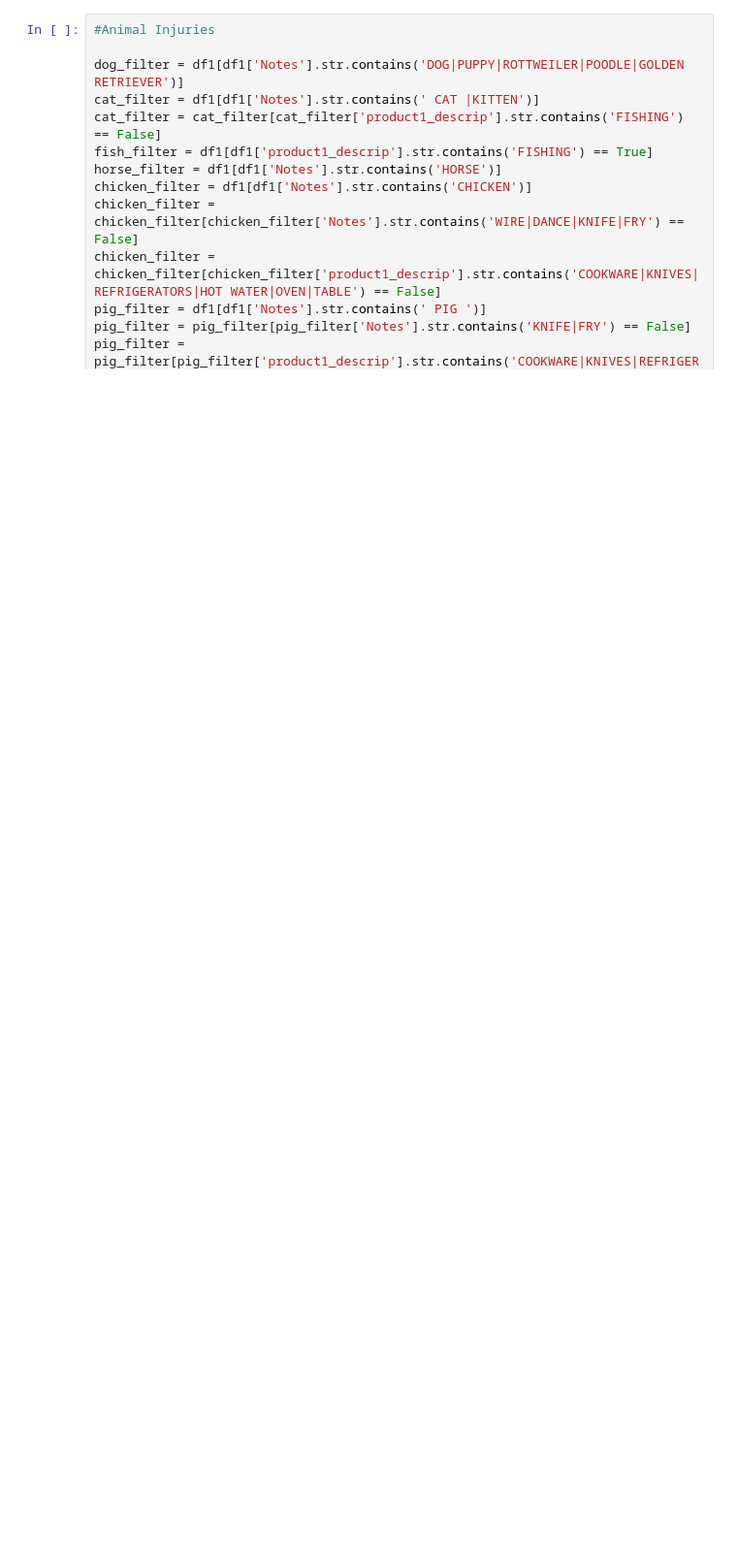
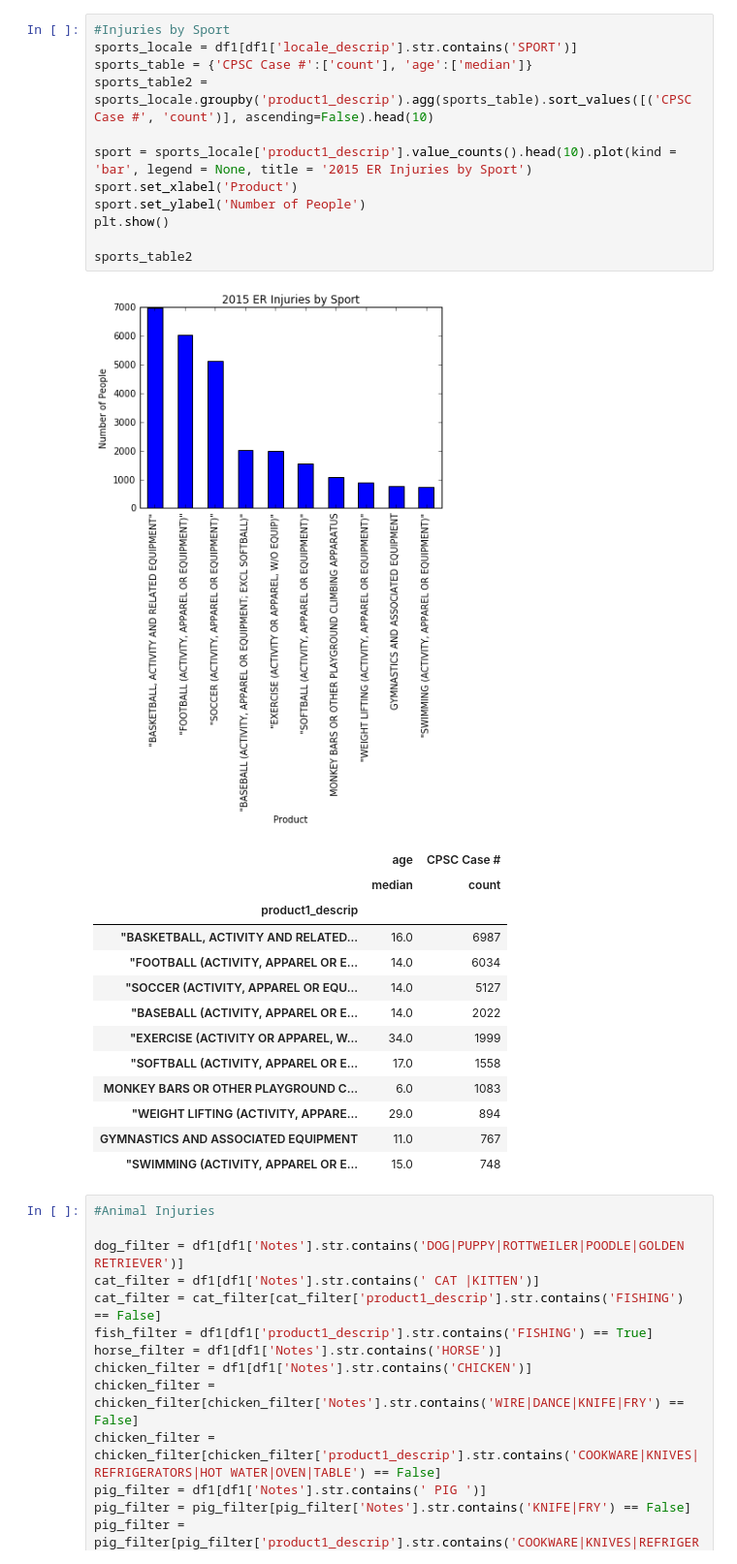
Before and after one commit to pzhou11/MIDS, a Jupyter notebook: Python_Project2/Peter.ipynb, the cells around one changed output. Shown at 97% size. Drawn from its saved outputs; the diff is of its cells as text; blank space fills up the shorter version.

```diff
--- a/Python_Project2/Peter.ipynb
+++ b/Python_Project2/Peter.ipynb
@@ -196,3 +200,30 @@ locale.set_ylabel('Number of People')
+# %%
+#Injuries by Sport
+sports_locale = df1[df1['locale_descrip'].str.contains('SPORT')]
+sports_table = {'CPSC Case #':['count'], 'age':['median']}
+sports_table2 = sports_locale.groupby('product1_descrip').agg(sports_table).sort_values([('CPSC Case #', 'count')], ascending=False).head(10)
+
+sport = sports_locale['product1_descrip'].value_counts().head(10).plot(kind = 'bar', legend = None, title = '2015 ER Injuries by Sport')
+sport.set_xlabel('Product')
+sport.set_ylabel('Number of People')
+plt.show()
+
+sports_table2
+# %% [output]
+[figure, added]
+|  | age | CPSC Case # |
+|  | median | count |
+| product1_descrip |  |  |
+| "BASKETBALL, ACTIVITY AND RELATED... | 16.0 | 6987 |
+| "FOOTBALL (ACTIVITY, APPAREL OR E... | 14.0 | 6034 |
+| "SOCCER (ACTIVITY, APPAREL OR EQU... | 14.0 | 5127 |
+| "BASEBALL (ACTIVITY, APPAREL OR E... | 14.0 | 2022 |
+| "EXERCISE (ACTIVITY OR APPAREL, W... | 34.0 | 1999 |
+| "SOFTBALL (ACTIVITY, APPAREL OR E... | 17.0 | 1558 |
+| MONKEY BARS OR OTHER PLAYGROUND C... | 6.0 | 1083 |
+| "WEIGHT LIFTING (ACTIVITY, APPARE... | 29.0 | 894 |
+| GYMNASTICS AND ASSOCIATED EQUIPMENT | 11.0 | 767 |
+| "SWIMMING (ACTIVITY, APPAREL OR E... | 15.0 | 748 |
 # %%
 #Animal Injuries
 
```
Also changed, not shown: parts of 5 cells of this notebook.
